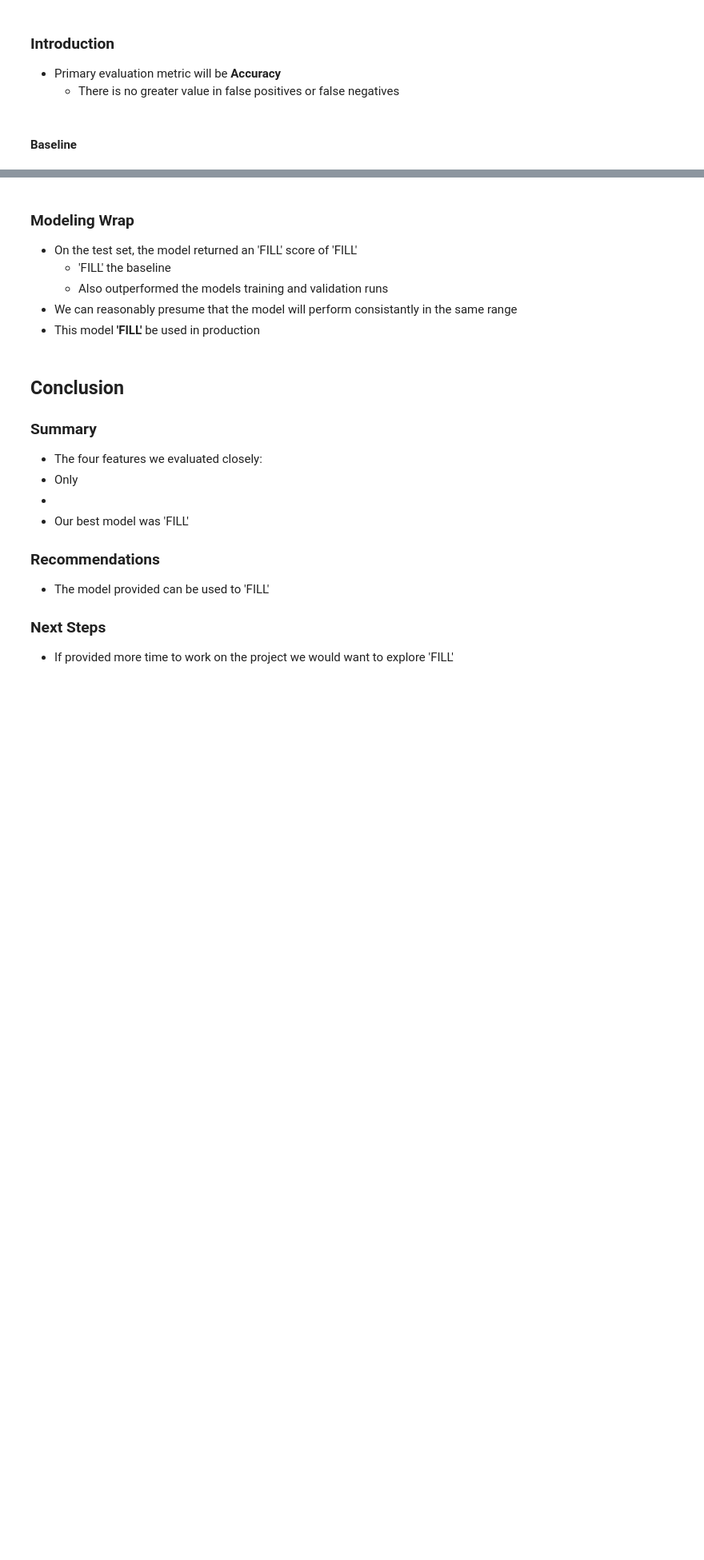
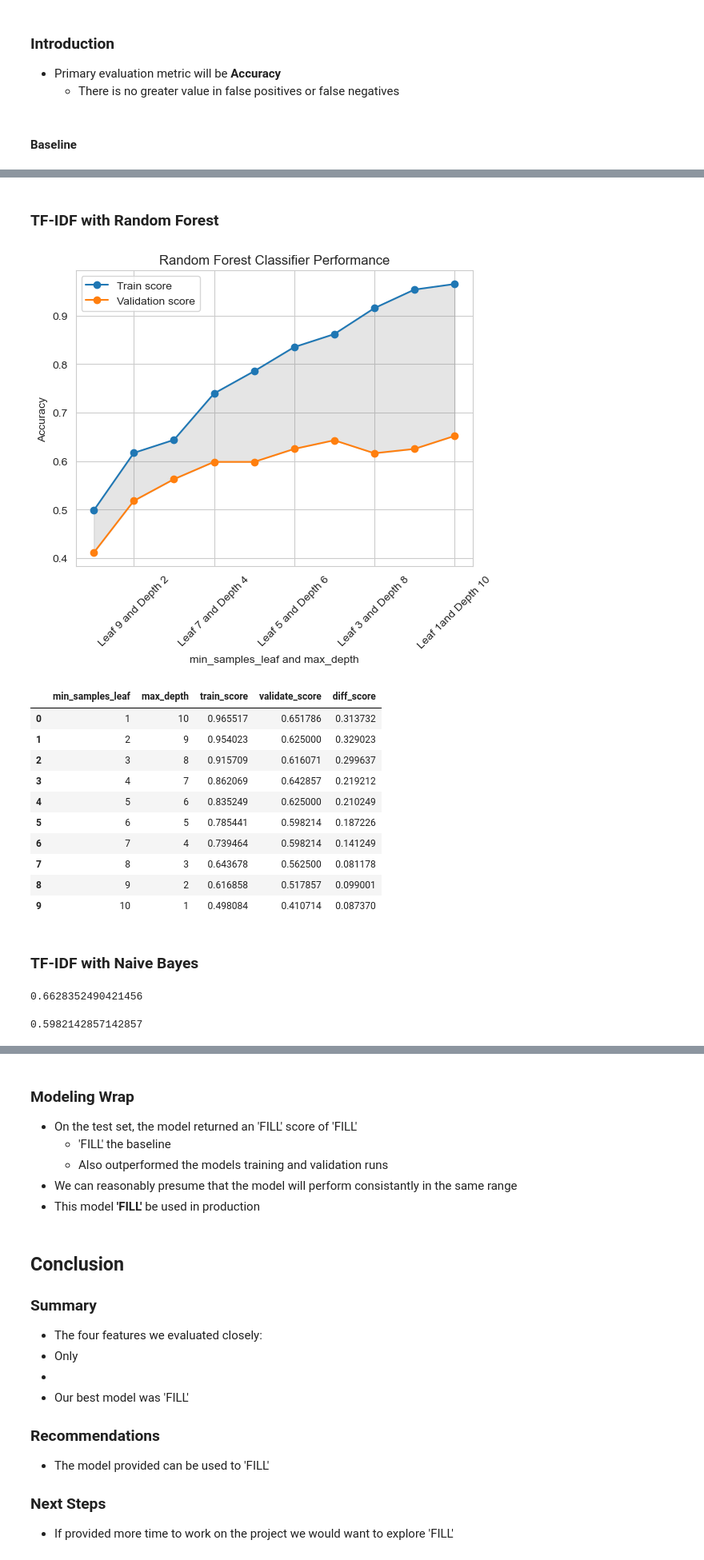
Before and after one commit to scoson-barsco/nlp-project, a Jupyter notebook: final_report .ipynb, the cells around one changed output, grey strips where cells are left out. Shown: that part at 80% size. Drawn from its saved outputs; the diff is of its cells as text; code cells hidden in the pictures; blank space fills up the shorter version.

```diff
--- a/final_report .ipynb
+++ b/final_report .ipynb
@@ -186 +293,33 @@ functions.cluster_model(new_train,y_train)
+# %% [markdown]
+### TF-IDF with Random Forest
+# %%
+functions.random_forest_scores(X_tf_train, y_train, X_tf_validate, y_validate)
+# %% [output]
+[figure, added]
+|  | min_samples_leaf | max_depth | train_score | validate_score | diff_score |
+| 0 | 1 | 10 | 0.965517 | 0.651786 | 0.313732 |
+| 1 | 2 | 9 | 0.954023 | 0.625000 | 0.329023 |
+| 2 | 3 | 8 | 0.915709 | 0.616071 | 0.299637 |
+| 3 | 4 | 7 | 0.862069 | 0.642857 | 0.219212 |
+| 4 | 5 | 6 | 0.835249 | 0.625000 | 0.210249 |
+| 5 | 6 | 5 | 0.785441 | 0.598214 | 0.187226 |
+| 6 | 7 | 4 | 0.739464 | 0.598214 | 0.141249 |
+| 7 | 8 | 3 | 0.643678 | 0.562500 | 0.081178 |
+| 8 | 9 | 2 | 0.616858 | 0.517857 | 0.099001 |
+| 9 | 10 | 1 | 0.498084 | 0.410714 | 0.087370 |
+# %% [markdown]
+### TF-IDF with Naive Bayes
+# %%
+#Use and fit using Naive Bayes
+
+mnb = MultinomialNB(alpha=1)
+
+mnb.fit(X_tf_train, y_train)
+mnb.score(X_tf_train, y_train)
+# %% [output]
+0.6628352490421456
+# %%
+mnb.score(X_tf_validate, y_validate)
+# %% [output]
+0.5982142857142857
 # %% [markdown]
```
Also changed, not shown: parts of 32 cells of this notebook, 5 other files.
